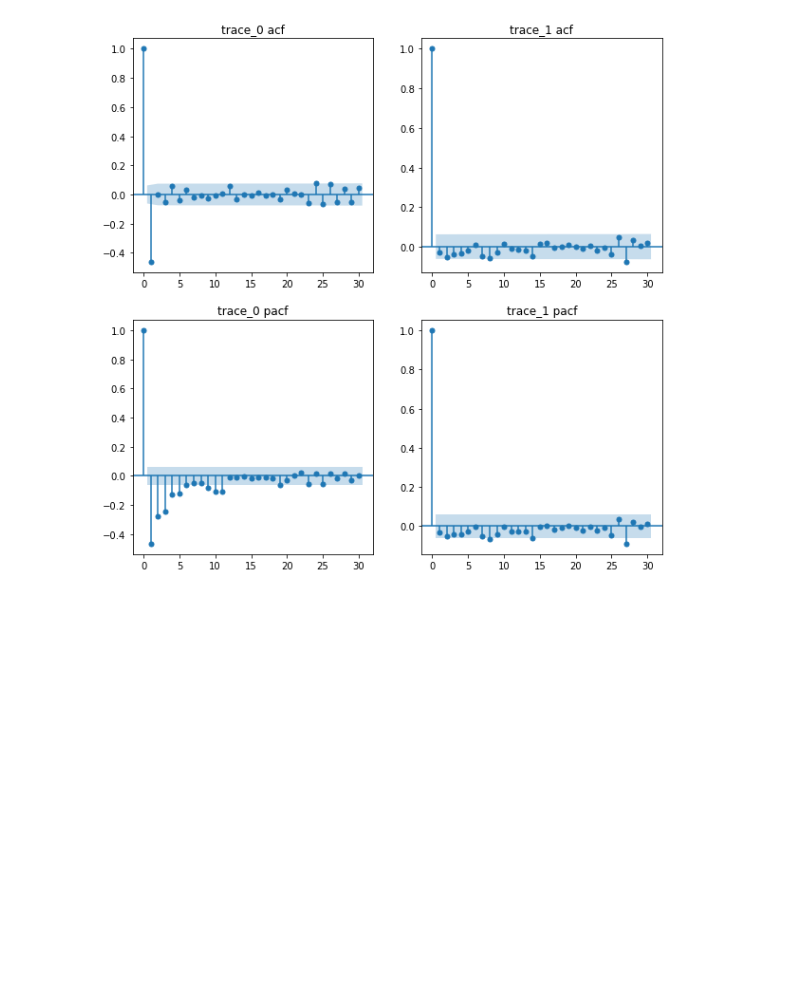
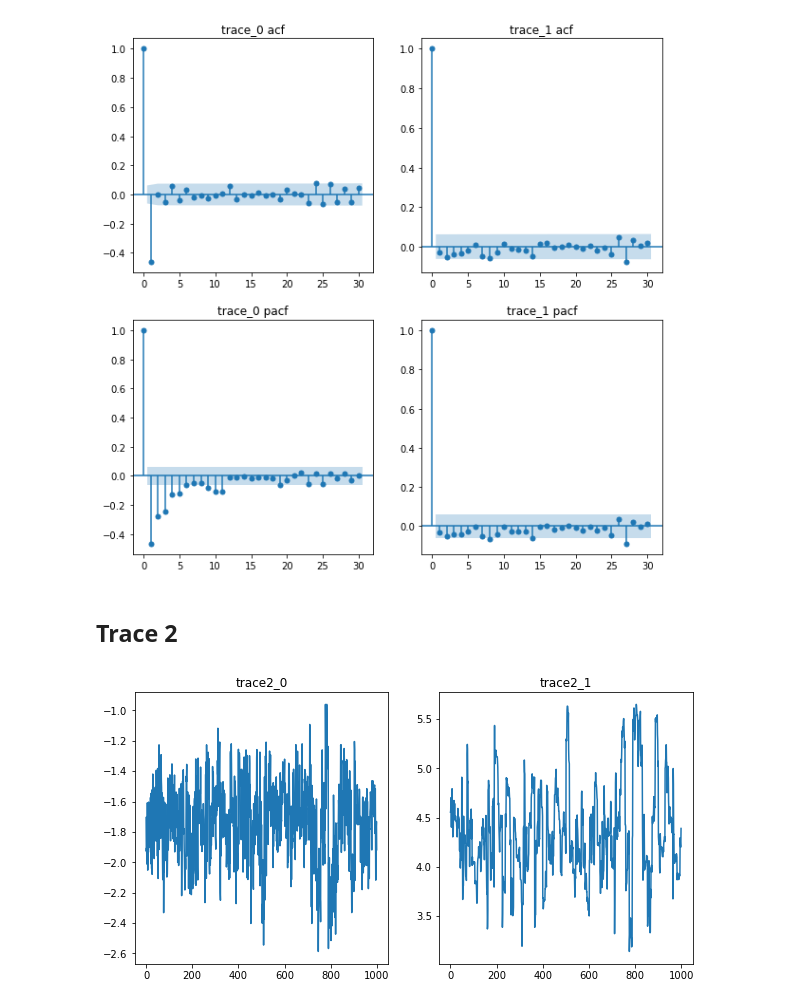
Before and after one commit to vb690/modules_comp_neuro_2021, a Jupyter notebook: advanced_quantitative_methods/units/9_time_series_analysis/unit_9_lab_assignement.ipynb, the cells around one changed output. Cells and saved outputs as stored; diff of their text form; code cells hidden in the pictures; blank space fills up the shorter version.

```diff
--- a/advanced_quantitative_methods/units/9_time_series_analysis/unit_9_lab_assignement.ipynb
+++ b/advanced_quantitative_methods/units/9_time_series_analysis/unit_9_lab_assignement.ipynb
@@ -191,3 +193,17 @@ show_ts(differenced_traces)
 compute_acf_pacf(differenced_traces)
 # %% [output]
 [figure]
+# %% [markdown]
+## Trace 2
+# %%
+traces2 = load_ts(
+        {
+            'trace2': {
+                'action': 'split',
+                'data_field': 'trace2'
+            }
+        }
+)
+show_ts(traces2)
+# %% [output]
+[figure, added]
```
Also changed, not shown: parts of 5 cells of this notebook.
